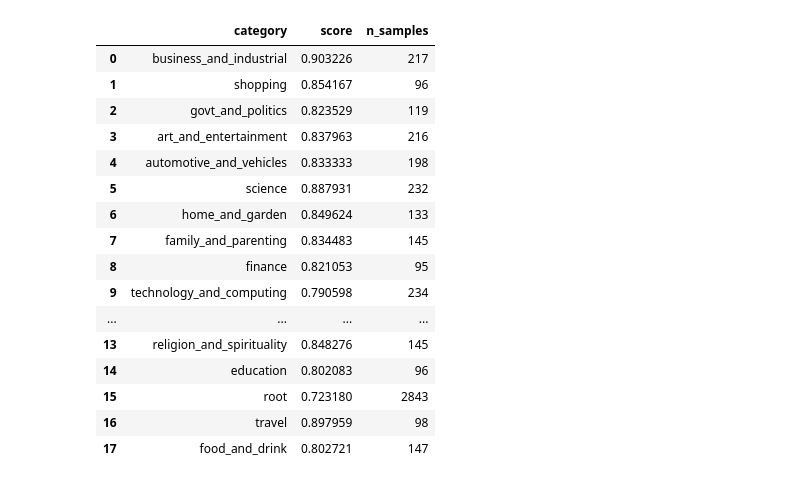
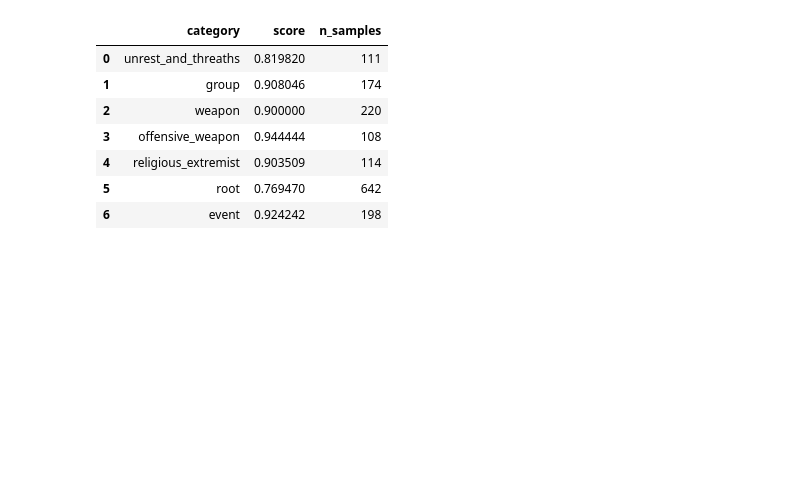
Before and after one commit to luilom/NETHIC, a Jupyter notebook: Training/PlotTrainingBoxPlot.ipynb, the cells around one changed output. Drawn from its saved outputs; the diff is of its cells as text; code cells hidden in the pictures; blank space fills up the shorter version.

```diff
--- a/Training/PlotTrainingBoxPlot.ipynb
+++ b/Training/PlotTrainingBoxPlot.ipynb
@@ -4,31 +4,22 @@ import matplotlib.pyplot as plt
 import numpy as np
 import matplotlib as mpl
 # %%
-accuracyTraining = pd.read_csv('training_accuracy_logistic_adam.csv')
+accuracyTraining = pd.read_csv('training_accuracy_logistic_adam_dante.csv')
 accuracyTraining.set_index("category")
 accuracyTraining.drop(['Unnamed: 0'], axis=1)
 
-accuracyTest = pd.read_csv('test_accuracy_logistic_adam.csv')
+accuracyTest = pd.read_csv('test_accuracy_logistic_adam_dante.csv')
 accuracyTest.set_index("category")
 accuracyTest.drop(['Unnamed: 0'], axis=1)
 # %% [output]
 |  | category | score | n_samples |
-| 0 | business_and_industrial | 0.903226 | 217 |
-| 1 | shopping | 0.854167 | 96 |
-| 2 | govt_and_politics | 0.823529 | 119 |
-| 3 | art_and_entertainment | 0.837963 | 216 |
-| 4 | automotive_and_vehicles | 0.833333 | 198 |
-| 5 | science | 0.887931 | 232 |
-| 6 | home_and_garden | 0.849624 | 133 |
-| 7 | family_and_parenting | 0.834483 | 145 |
-| 8 | finance | 0.821053 | 95 |
-| 9 | technology_and_computing | 0.790598 | 234 |
-| ... | ... | ... | ... |
-| 13 | religion_and_spirituality | 0.848276 | 145 |
-| 14 | education | 0.802083 | 96 |
-| 15 | root | 0.723180 | 2843 |
-| 16 | travel | 0.897959 | 98 |
-| 17 | food_and_drink | 0.802721 | 147 |
+| 0 | unrest_and_threaths | 0.819820 | 111 |
+| 1 | group | 0.908046 | 174 |
+| 2 | weapon | 0.900000 | 220 |
+| 3 | offensive_weapon | 0.944444 | 108 |
+| 4 | religious_extremist | 0.903509 | 114 |
+| 5 | root | 0.769470 | 642 |
+| 6 | event | 0.924242 | 198 |
 # %%
 plt.boxplot(accuracyTraining["score"])
 plt.title("Training Accuracy")
```
Also changed, not shown: parts of 2 cells of this notebook, 53 other files.
